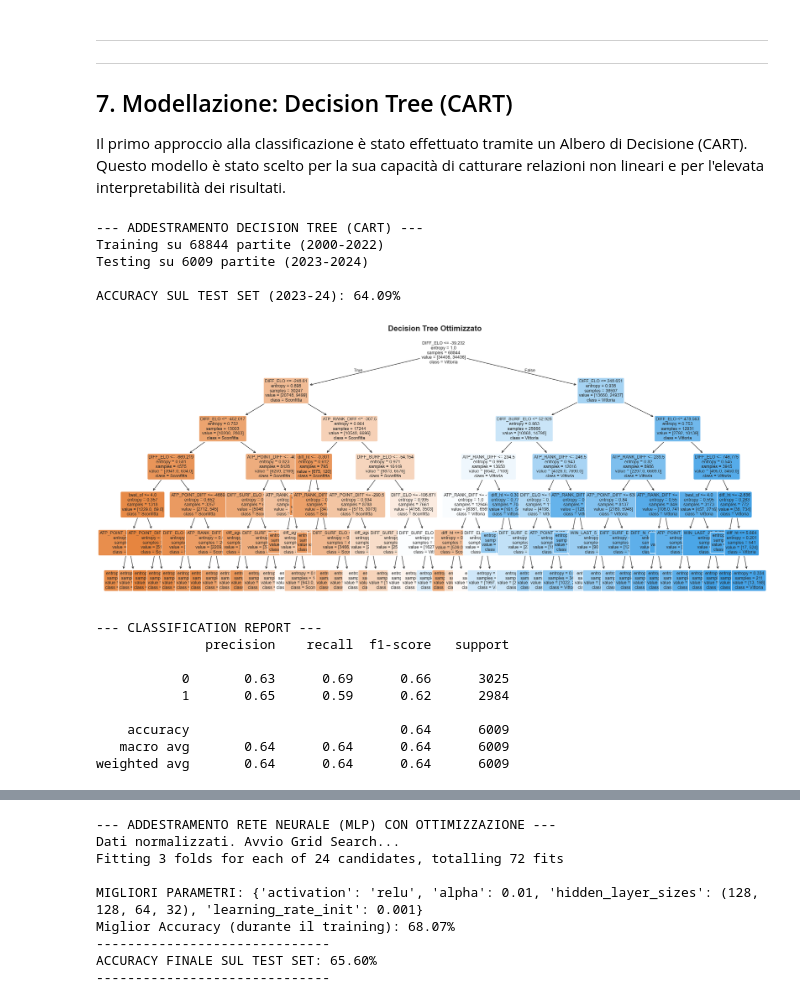
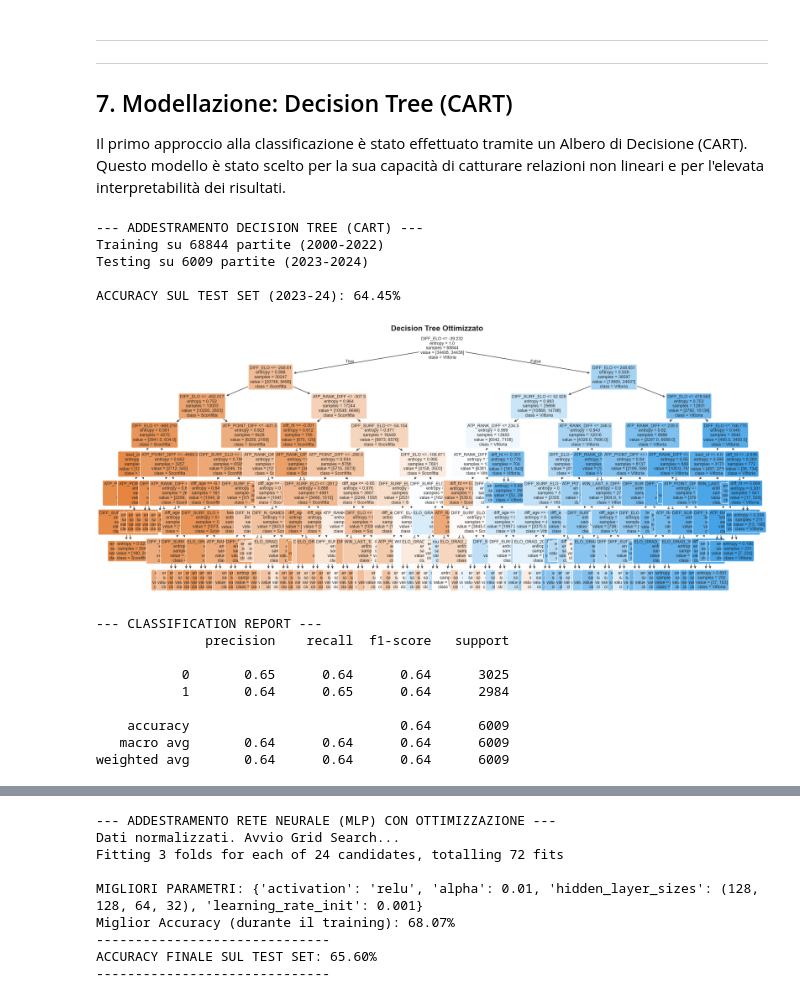
Before and after one commit to ilBiondo06/ML-Tennis-Prediction, a Jupyter notebook: tennis-prediction.ipynb, the cells around one changed output, grey strips where cells are left out. Drawn from its saved outputs; the diff is of its cells as text; code cells hidden in the pictures.

```diff
--- a/tennis-prediction.ipynb
+++ b/tennis-prediction.ipynb
@@ -1407,48 +1413,48 @@ print(f"Testing su {len(X_test)} partite (2023-2024)")
 # 3. ADDESTRAMENTO MODELLO
 clf_tree = DecisionTreeClassifier(
     criterion='entropy',      # Parametro ottimizzato
-    max_depth=6,              # Parametro ottimizzato
+    max_depth=8,              # Parametro ottimizzato
     min_samples_leaf=200,     # Parametro ottimizzato
     random_state=42
 )
 
 clf_tree.fit(X_train, y_train)
 
 # 4. VALUTAZIONE
 y_pred = clf_tree.predict(X_test)
 acc = accuracy_score(y_test, y_pred)
 print(f"\nACCURACY SUL TEST SET (2023-24): {acc:.2%}")
 
 # 5. VISUALIZZAZIONE ALBERO
 plt.figure(figsize=(24, 10))
 plot_tree(
     clf_tree,
     feature_names=features,
     class_names=['Sconfitta', 'Vittoria'],
     filled=True,
     rounded=True,
     fontsize=9,
-    max_depth=6
+    max_depth=8
 )
 plt.title(f"Decision Tree Ottimizzato", fontsize=16, fontweight='bold')
 plt.show()
 
 
 # Stampa report testuale
 print("\n--- CLASSIFICATION REPORT ---")
 print(classification_report(y_test, y_pred))
 # %% [output]
 --- ADDESTRAMENTO DECISION TREE (CART) ---
 Training su 68844 partite (2000-2022)
 Testing su 6009 partite (2023-2024)
 
-ACCURACY SUL TEST SET (2023-24): 64.09%
+ACCURACY SUL TEST SET (2023-24): 64.45%
-[figure, old version]
+[figure, new version]
 --- CLASSIFICATION REPORT ---
               precision    recall  f1-score   support
 
-           0       0.63      0.69      0.66      3025
-           1       0.65      0.59      0.62      2984
+           0       0.65      0.64      0.64      3025
+           1       0.64      0.65      0.64      2984
 
     accuracy                           0.64      6009
    macro avg       0.64      0.64      0.64      6009
```
Also changed, not shown: parts of 5 cells of this notebook, 5 other files.
